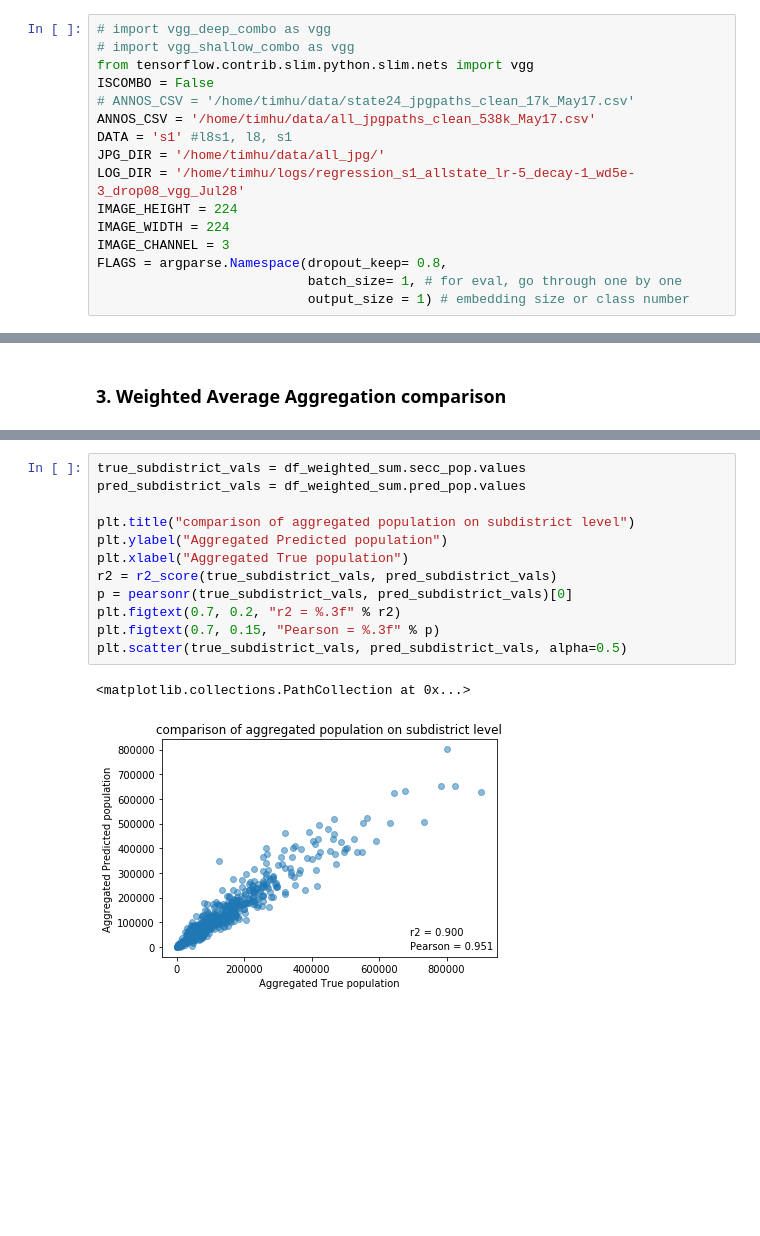
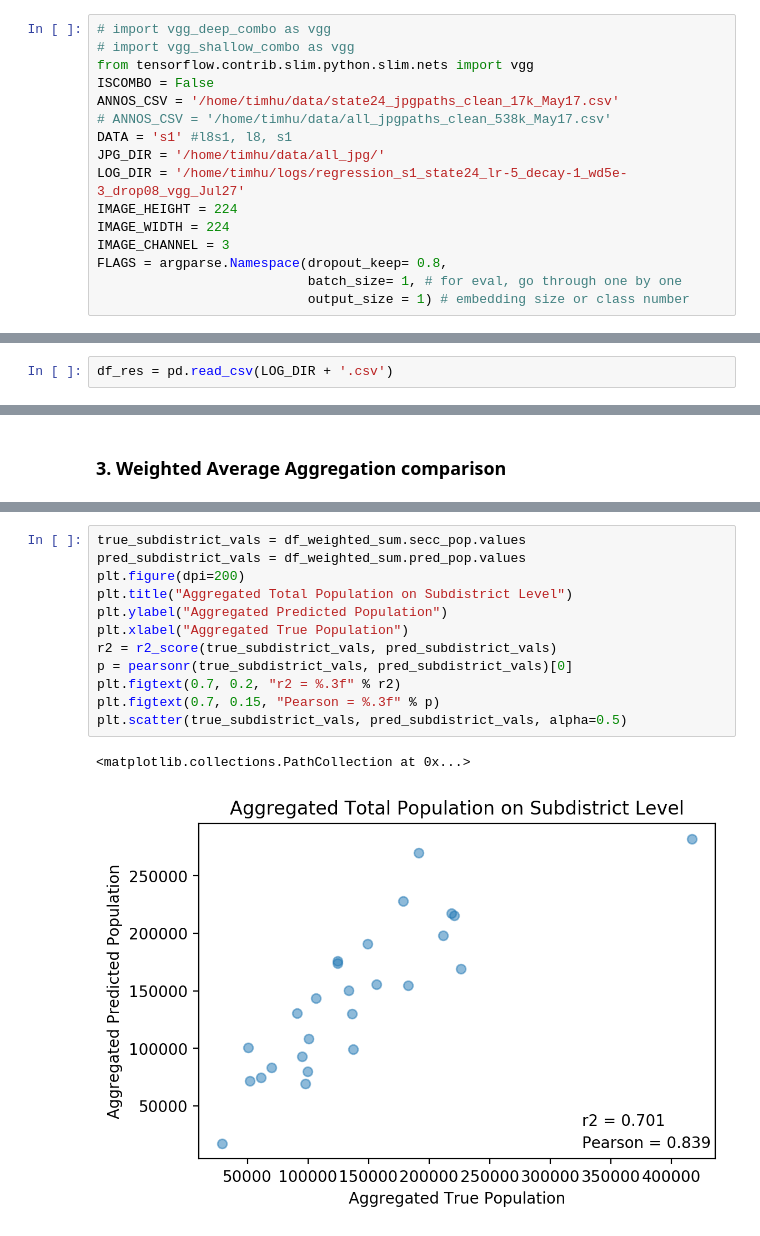
Before and after one commit to huwenjie333/cnn-population-mapping, a Jupyter notebook: code/evaluate_general.ipynb, the cells around one changed output, grey strips where cells are left out. Saved outputs shown, nothing was run; the diff lists cells and outputs as text; blank space fills up the shorter version.

```diff
--- a/code/evaluate_general.ipynb
+++ b/code/evaluate_general.ipynb
@@ -24,11 +24,11 @@ import data_input_jpg as dataset
 # import vgg_shallow_combo as vgg
 from tensorflow.contrib.slim.python.slim.nets import vgg
 ISCOMBO = False
-# ANNOS_CSV = '/home/timhu/data/state24_jpgpaths_clean_17k_May17.csv'
-ANNOS_CSV = '/home/timhu/data/all_jpgpaths_clean_538k_May17.csv'
+ANNOS_CSV = '/home/timhu/data/state24_jpgpaths_clean_17k_May17.csv'
+# ANNOS_CSV = '/home/timhu/data/all_jpgpaths_clean_538k_May17.csv'
 DATA = 's1' #l8s1, l8, s1
 JPG_DIR = '/home/timhu/data/all_jpg/'
-LOG_DIR = '/home/timhu/logs/regression_s1_allstate_lr-5_decay-1_wd5e-3_drop08_vgg_Jul28'
+LOG_DIR = '/home/timhu/logs/regression_s1_state24_lr-5_decay-1_wd5e-3_drop08_vgg_Jul27'
 IMAGE_HEIGHT = 224
 IMAGE_WIDTH = 224
 IMAGE_CHANNEL = 3
@@ -174,3 +160,5 @@ df_res.head()
 df_res.to_csv(LOG_DIR + '.csv')
 # %% [markdown]
 ## Evaluation Plots/Stats
+# %%
+df_res = pd.read_csv(LOG_DIR + '.csv')
@@ -250,18 +261,18 @@ plt.show()
 # %%
 true_subdistrict_vals = df_weighted_sum.secc_pop.values
 pred_subdistrict_vals = df_weighted_sum.pred_pop.values
-
-plt.title("comparison of aggregated population on subdistrict level")
-plt.ylabel("Aggregated Predicted population")
-plt.xlabel("Aggregated True population")
+plt.figure(dpi=200)
+plt.title("Aggregated Total Population on Subdistrict Level")
+plt.ylabel("Aggregated Predicted Population")
+plt.xlabel("Aggregated True Population")
 r2 = r2_score(true_subdistrict_vals, pred_subdistrict_vals)
 p = pearsonr(true_subdistrict_vals, pred_subdistrict_vals)[0]
 plt.figtext(0.7, 0.2, "r2 = %.3f" % r2)
 plt.figtext(0.7, 0.15, "Pearson = %.3f" % p)
 plt.scatter(true_subdistrict_vals, pred_subdistrict_vals, alpha=0.5)
 # %% [output]
 <matplotlib.collections.PathCollection at 0x...>
-[figure, old version]
+[figure, new version]
 # %%
 true_subdistrict_vals = df_weighted_sum.secc_pop_density_log2.values
 pred_subdistrict_vals = df_weighted_sum.pred_pop_density_log2.values
```
Also changed, not shown: parts of 15 cells of this notebook, 1 other file.
